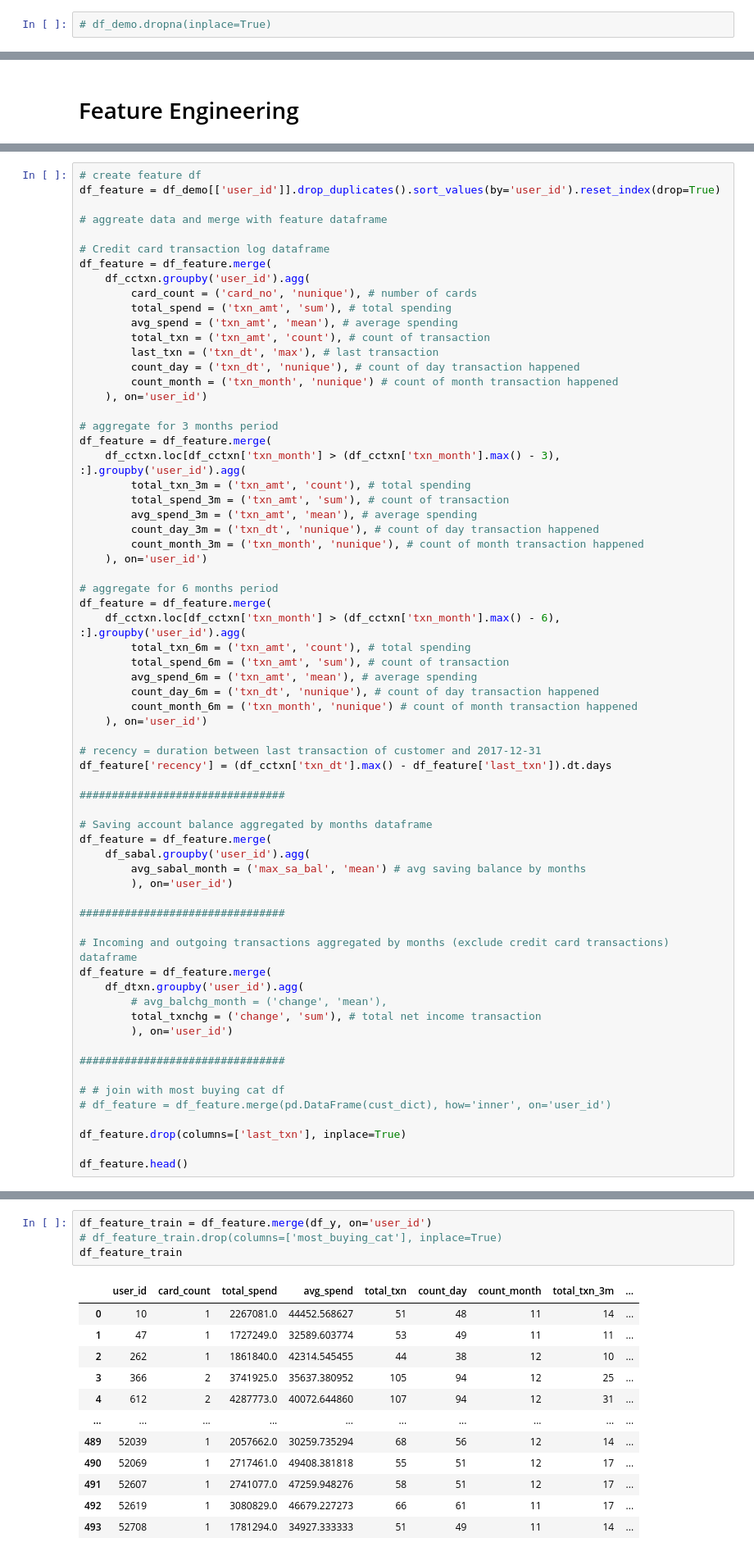
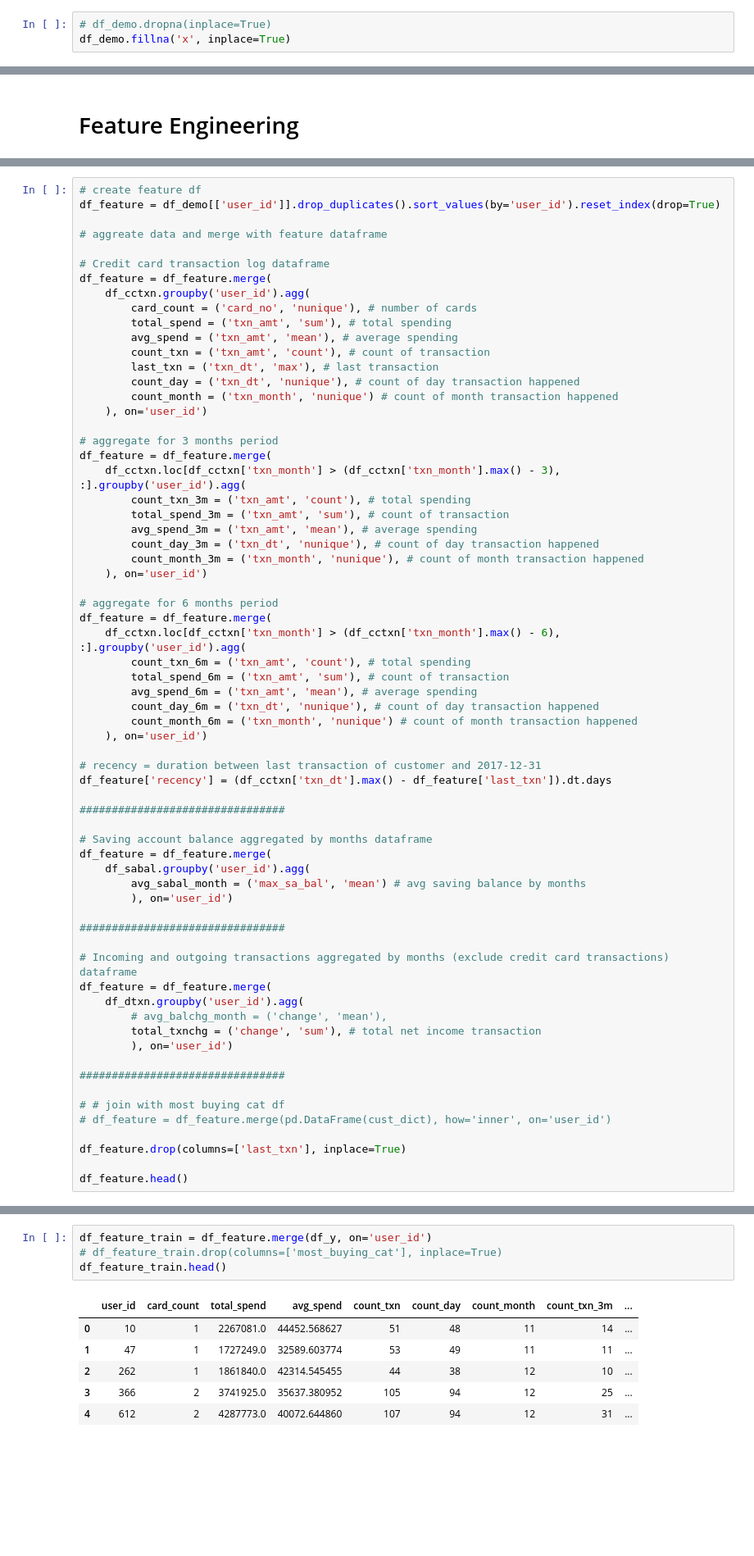
Before and after one commit to terjirapat/CreditCardChurning, a Jupyter notebook: main.ipynb, the cells around one changed output, grey strips where cells are left out. Shown at 82% size. Cells and saved outputs as stored; diff of their text form; blank space fills up the shorter version.

```diff
--- a/main.ipynb
+++ b/main.ipynb
@@ -196,6 +286,7 @@ df_demo.describe().T
 | age | 52762.0 | 69.27317 | 17.0 | 63.0 | 69.0 | 75.0 | 117.0 | 9.799852 |
 # %%
 # df_demo.dropna(inplace=True)
+df_demo.fillna('x', inplace=True)
 # %%
 sns.histplot(x='cus_dur', data=df_demo)
 plt.show()
@@ -324,7 +648,7 @@ df_feature = df_feature.merge(
         card_count = ('card_no', 'nunique'), # number of cards
         total_spend = ('txn_amt', 'sum'), # total spending
         avg_spend = ('txn_amt', 'mean'), # average spending
-        total_txn = ('txn_amt', 'count'), # count of transaction
+        count_txn = ('txn_amt', 'count'), # count of transaction
         last_txn = ('txn_dt', 'max'), # last transaction
         count_day = ('txn_dt', 'nunique'), # count of day transaction happened
         count_month = ('txn_month', 'nunique') # count of month transaction happened
@@ -333,7 +657,7 @@ df_feature = df_feature.merge(
 # aggregate for 3 months period
 df_feature = df_feature.merge(
     df_cctxn.loc[df_cctxn['txn_month'] > (df_cctxn['txn_month'].max() - 3), :].groupby('user_id').agg(
-        total_txn_3m = ('txn_amt', 'count'), # total spending
+        count_txn_3m = ('txn_amt', 'count'), # total spending
         total_spend_3m = ('txn_amt', 'sum'), # count of transaction
         avg_spend_3m = ('txn_amt', 'mean'), # average spending
         count_day_3m = ('txn_dt', 'nunique'), # count of day transaction happened
@@ -343,7 +667,7 @@ df_feature = df_feature.merge(
 # aggregate for 6 months period
 df_feature = df_feature.merge(
     df_cctxn.loc[df_cctxn['txn_month'] > (df_cctxn['txn_month'].max() - 6), :].groupby('user_id').agg(
-        total_txn_6m = ('txn_amt', 'count'), # total spending
+        count_txn_6m = ('txn_amt', 'count'), # total spending
         total_spend_6m = ('txn_amt', 'sum'), # count of transaction
         avg_spend_6m = ('txn_amt', 'mean'), # average spending
         count_day_6m = ('txn_dt', 'nunique'), # count of day transaction happened
@@ -388,17 +712,11 @@ df_feature.head()
 # %%
 df_feature_train = df_feature.merge(df_y, on='user_id')
 # df_feature_train.drop(columns=['most_buying_cat'], inplace=True)
-df_feature_train
+df_feature_train.head()
 # %% [output]
-|  | user_id | card_count | total_spend | avg_spend | total_txn | count_day | count_month | total_txn_3m | ... |
+|  | user_id | card_count | total_spend | avg_spend | count_txn | count_day | count_month | count_txn_3m | ... |
 | 0 | 10 | 1 | 2267081.0 | 44452.568627 | 51 | 48 | 11 | 14 | ... |
 | 1 | 47 | 1 | 1727249.0 | 32589.603774 | 53 | 49 | 11 | 11 | ... |
 | 2 | 262 | 1 | 1861840.0 | 42314.545455 | 44 | 38 | 12 | 10 | ... |
 | 3 | 366 | 2 | 3741925.0 | 35637.380952 | 105 | 94 | 12 | 25 | ... |
 | 4 | 612 | 2 | 4287773.0 | 40072.644860 | 107 | 94 | 12 | 31 | ... |
-| ... | ... | ... | ... | ... | ... | ... | ... | ... | ... |
-| 489 | 52039 | 1 | 2057662.0 | 30259.735294 | 68 | 56 | 12 | 14 | ... |
-| 490 | 52069 | 1 | 2717461.0 | 49408.381818 | 55 | 51 | 12 | 17 | ... |
-| 491 | 52607 | 1 | 2741077.0 | 47259.948276 | 58 | 51 | 12 | 17 | ... |
-| 492 | 52619 | 1 | 3080829.0 | 46679.227273 | 66 | 61 | 11 | 17 | ... |
-| 493 | 52708 | 1 | 1781294.0 | 34927.333333 | 51 | 49 | 11 | 14 | ... |
```
Also changed, not shown: parts of 44 cells of this notebook.
